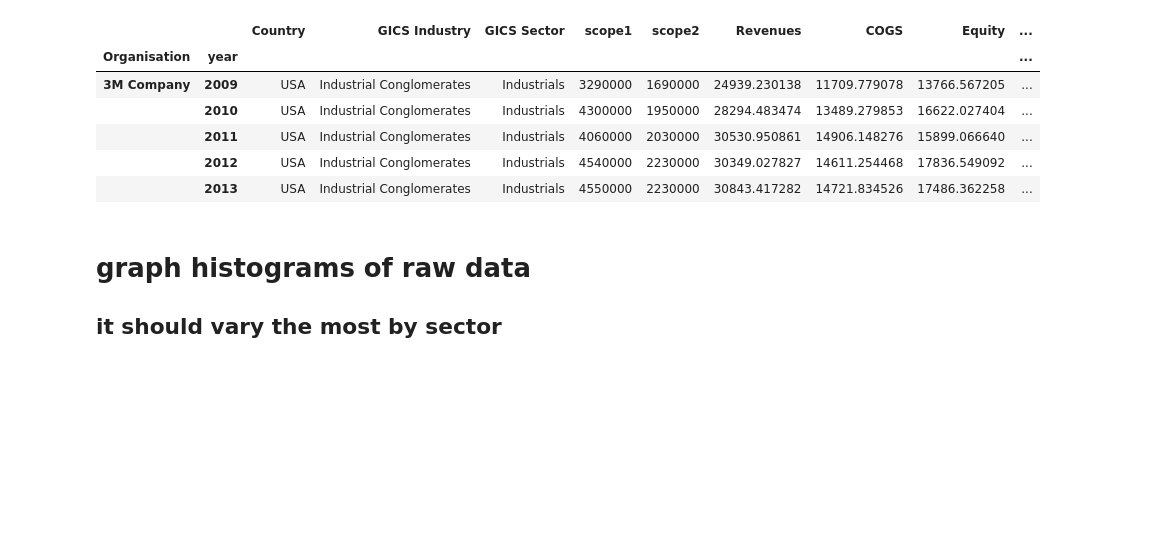
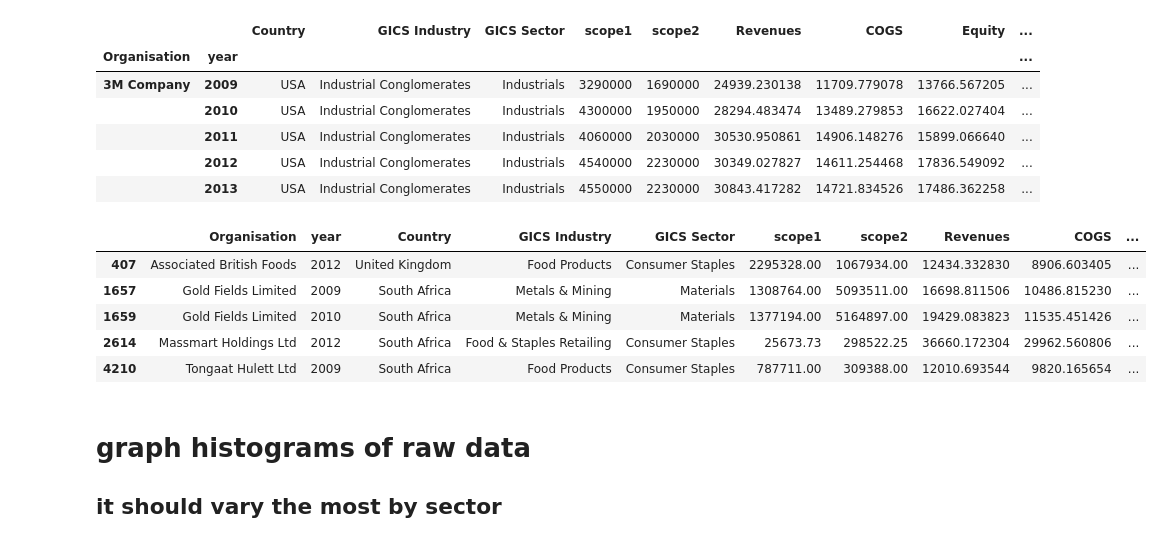
Before and after one commit to mirthbottle/ghg, a Jupyter notebook: intensity emissions.ipynb, the cells around one changed output. Drawn from its saved outputs; the diff is of its cells as text; code cells hidden in the pictures; blank space fills up the shorter version.

```diff
--- a/intensity emissions.ipynb
+++ b/intensity emissions.ipynb
@@ -113,6 +113,16 @@ s12_ghgfins.head()
 |  | 2011 | USA | Industrial Conglomerates | Industrials | 4060000 | 2030000 | 30530.950861 | 14906.148276 | 15899.066640 | ... |
 |  | 2012 | USA | Industrial Conglomerates | Industrials | 4540000 | 2230000 | 30349.027827 | 14611.254468 | 17836.549092 | ... |
 |  | 2013 | USA | Industrial Conglomerates | Industrials | 4550000 | 2230000 | 30843.417282 | 14721.834526 | 17486.362258 | ... |
+# %%
+s = s12_ghgfins.reset_index()
+s[s.duplicated(["Organisation", "year"])]
+# %% [output]
+|  | Organisation | year | Country | GICS Industry | GICS Sector | scope1 | scope2 | Revenues | COGS | ... |
+| 407 | Associated British Foods | 2012 | United Kingdom | Food Products | Consumer Staples | 2295328.00 | 1067934.00 | 12434.332830 | 8906.603405 | ... |
+| 1657 | Gold Fields Limited | 2009 | South Africa | Metals & Mining | Materials | 1308764.00 | 5093511.00 | 16698.811506 | 10486.815230 | ... |
+| 1659 | Gold Fields Limited | 2010 | South Africa | Metals & Mining | Materials | 1377194.00 | 5164897.00 | 19429.083823 | 11535.451426 | ... |
+| 2614 | Massmart Holdings Ltd | 2012 | South Africa | Food & Staples Retailing | Consumer Staples | 25673.73 | 298522.25 | 36660.172304 | 29962.560806 | ... |
+| 4210 | Tongaat Hulett Ltd | 2009 | South Africa | Food Products | Consumer Staples | 787711.00 | 309388.00 | 12010.693544 | 9820.165654 | ... |
 # %% [markdown]
 # graph histograms of raw data
 ##  it should vary the most by sector
```
Also changed, not shown: 4 other files.
